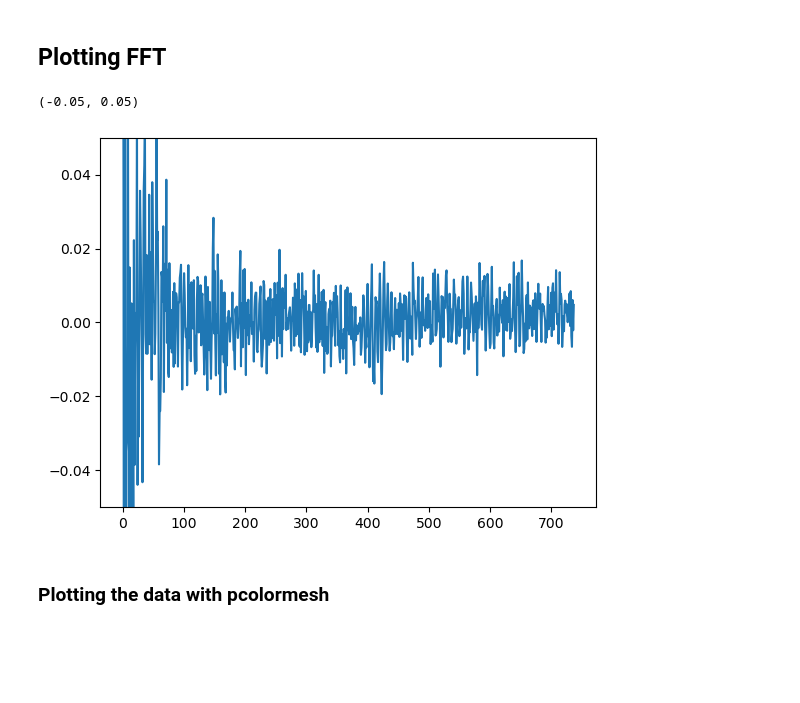
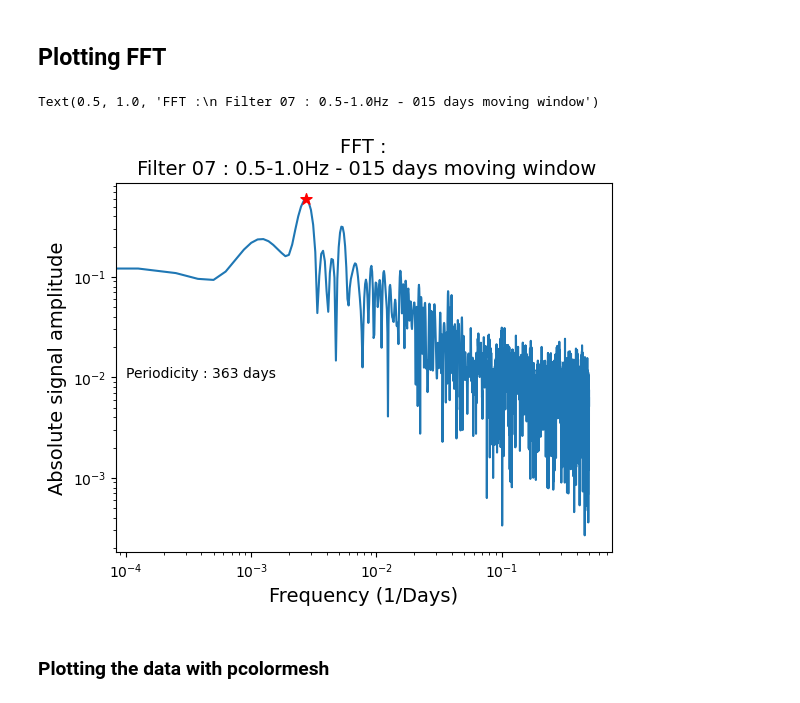
Before and after one commit to jgovoort/sismo-memo, a Jupyter notebook: InterferoMsNoise.ipynb, the cells around one changed output. Saved outputs shown, nothing was run; the diff lists cells and outputs as text; code cells hidden in the pictures; blank space fills up the shorter version.

```diff
--- a/InterferoMsNoise.ipynb
+++ b/InterferoMsNoise.ipynb
@@ -123,13 +123,30 @@ plt.savefig('./plot_interfero/dvv-ALL-f%s.png' %(filterID), bbox_inches='tight')
 # %% [markdown]
 ## Plotting FFT
 # %%
-Y = scipy.fft.rfftn(np.array(ALLM))
-plt.plot(Y)
-#plt.xlim(50,600)
-plt.ylim(-0.05,0.05)
+Y = np.fft.rfft(np.array(ALLM),n=8000)
+frq =  np.fft.rfftfreq(8001)
+
+Y = np.abs(Y)
+frq = frq
+
+
+plt.scatter(frq[np.argmax(np.abs(Y))],np.max(np.abs(Y)), zorder=10,c='r', marker='*', s=70)
+plt.plot(frq,Y)
+
+plt.text(1e-4, 1e-2, 'Periodicity : %i days' %(1/frq[np.argmax(np.abs(Y))]))
+#plt.ylim(-0.05,0.05)
+plt.yscale('log')
+plt.xscale('log')
+#plt.xlim(0,700)
+
+plt.xlabel('Frequency (1/Days)', fontsize=14)
+plt.ylabel('Absolute signal amplitude', fontsize=14)
+plt.title('FFT :\n Filter %s : %s - %s days moving window' %(filterID, frqlen, mwlength ),
+          fontsize='14')
+#plt.xscale('log')
 # %% [output]
-(-0.05, 0.05)
+Text(0.5, 1.0, 'FFT :\n Filter 07 : 0.5-1.0Hz - 015 days moving window')
-[figure, old version]
+[figure, new version]
 # %% [markdown]
 ### Plotting the data with pcolormesh
 # %%
```
Also changed, not shown: 4 other files.
